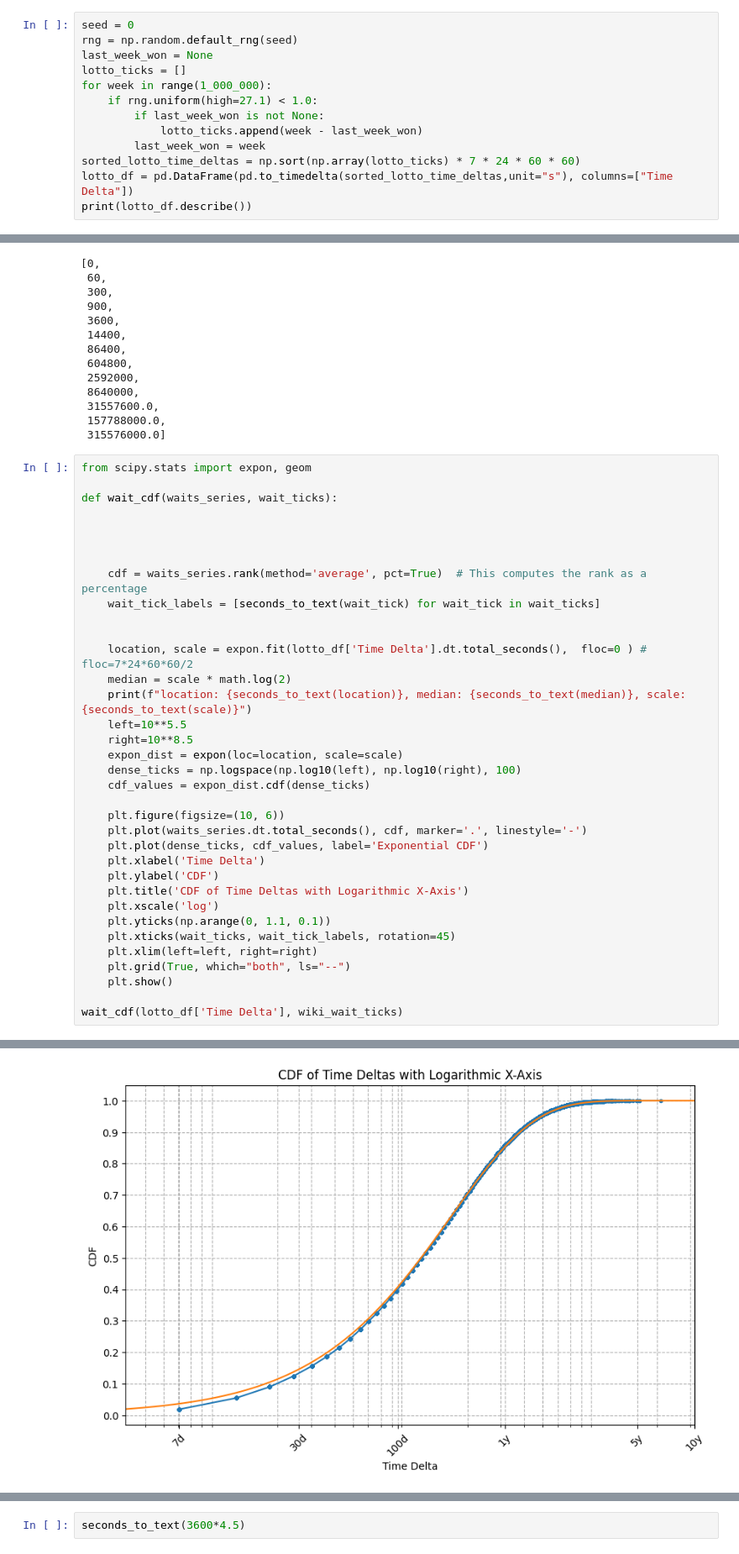
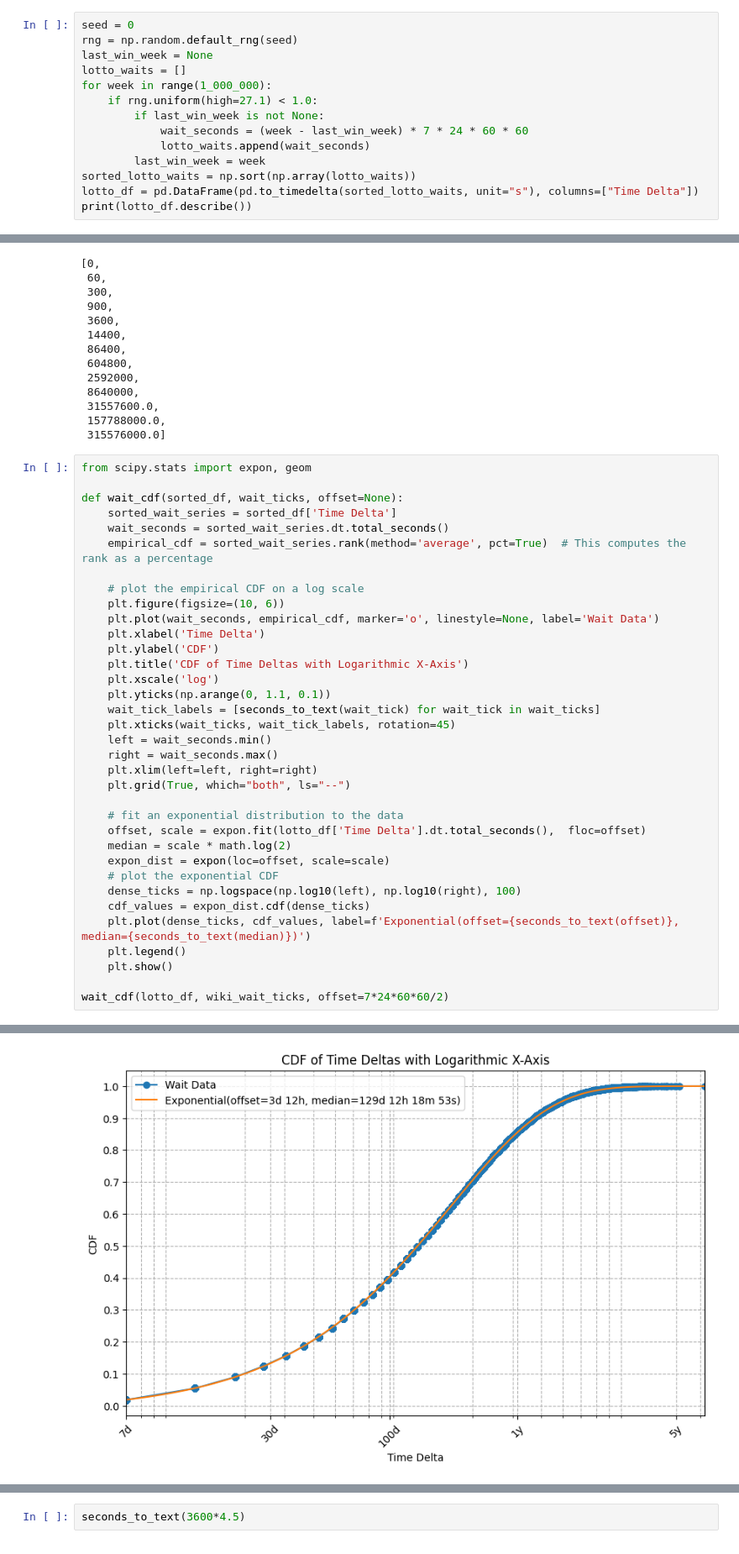
Before and after one commit to CarlKCarlK/wait-times, a Jupyter notebook: wait-times.ipynb, the cells around one changed output, grey strips where cells are left out. Shown: that part at 84% size. Saved outputs shown, nothing was run; the diff lists cells and outputs as text.

```diff
--- a/wait-times.ipynb
+++ b/wait-times.ipynb
@@ -148,15 +148,16 @@ wait_wait_table(popcorn_df, [0, 10, 30, 60, 2*60, 3*60, 4*60, 5*60]).style.hide(
 # %%
 seed = 0
 rng = np.random.default_rng(seed)
-last_week_won = None
-lotto_ticks = []
+last_win_week = None
+lotto_waits = []
 for week in range(1_000_000):
     if rng.uniform(high=27.1) < 1.0:
-        if last_week_won is not None:
-            lotto_ticks.append(week - last_week_won)
-        last_week_won = week
-sorted_lotto_time_deltas = np.sort(np.array(lotto_ticks) * 7 * 24 * 60 * 60)
-lotto_df = pd.DataFrame(pd.to_timedelta(sorted_lotto_time_deltas,unit="s"), columns=["Time Delta"])
+        if last_win_week is not None:
+            wait_seconds = (week - last_win_week) * 7 * 24 * 60 * 60
+            lotto_waits.append(wait_seconds)
+        last_win_week = week
+sorted_lotto_waits = np.sort(np.array(lotto_waits))
+lotto_df = pd.DataFrame(pd.to_timedelta(sorted_lotto_waits, unit="s"), columns=["Time Delta"])
 print(lotto_df.describe())
 # %% [output]
                         Time Delta
@@ -252,36 +253,36 @@ wiki_wait_ticks
 # %%
 from scipy.stats import expon, geom
 
-def wait_cdf(waits_series, wait_ticks):
+def wait_cdf(sorted_df, wait_ticks, offset=None):
+    sorted_wait_series = sorted_df['Time Delta']
+    wait_seconds = sorted_wait_series.dt.total_seconds()
+    empirical_cdf = sorted_wait_series.rank(method='average', pct=True)  # This computes the rank as a percentage
 
-
-
-
-    cdf = waits_series.rank(method='average', pct=True)  # This computes the rank as a percentage
-    wait_tick_labels = [seconds_to_text(wait_tick) for wait_tick in wait_ticks]
-
-
-    location, scale = expon.fit(lotto_df['Time Delta'].dt.total_seconds(),  floc=0 ) # floc=7*24*60*60/2
-    median = scale * math.log(2)
-    print(f"location: {seconds_to_text(location)}, median: {seconds_to_text(median)}, scale: {seconds_to_text(scale)}")
-    left=10**5.5
-    right=10**8.5
-    expon_dist = expon(loc=location, scale=scale)
-    dense_ticks = np.logspace(np.log10(left), np.log10(right), 100)
-    cdf_values = expon_dist.cdf(dense_ticks)
-
+    # plot the empirical CDF on a log scale
     plt.figure(figsize=(10, 6))
-    plt.plot(waits_series.dt.total_seconds(), cdf, marker='.', linestyle='-')
-    plt.plot(dense_ticks, cdf_values, label='Exponential CDF')
+    plt.plot(wait_seconds, empirical_cdf, marker='o', linestyle=None, label='Wait Data')
     plt.xlabel('Time Delta')
     plt.ylabel('CDF')
     plt.title('CDF of Time Deltas with Logarithmic X-Axis')
     plt.xscale('log')
     plt.yticks(np.arange(0, 1.1, 0.1))
+    wait_tick_labels = [seconds_to_text(wait_tick) for wait_tick in wait_ticks]
     plt.xticks(wait_ticks, wait_tick_labels, rotation=45)
+    left = wait_seconds.min()
+    right = wait_seconds.max()
     plt.xlim(left=left, right=right)
     plt.grid(True, which="both", ls="--")
+
+    # fit an exponential distribution to the data
+    offset, scale = expon.fit(lotto_df['Time Delta'].dt.total_seconds(),  floc=offset)
+    median = scale * math.log(2)
+    expon_dist = expon(loc=offset, scale=scale)
+    # plot the exponential CDF
+    dense_ticks = np.logspace(np.log10(left), np.log10(right), 100)
+    cdf_values = expon_dist.cdf(dense_ticks)
+    plt.plot(dense_ticks, cdf_values, label=f'Exponential(offset={seconds_to_text(offset)}, median={seconds_to_text(median)})')
+    plt.legend()
     plt.show()
 
-wait_cdf(lotto_df['Time Delta'], wiki_wait_ticks)
+wait_cdf(lotto_df, wiki_wait_ticks, offset=7*24*60*60/2)
 # %% [output]
@@ -289 +289 @@ location: <1s, median: 131d 22h 32m 20s, scale: 190d 8h 21m
-[figure, old version]
+[figure, new version]
```
Also changed, not shown: parts of 8 cells of this notebook.
